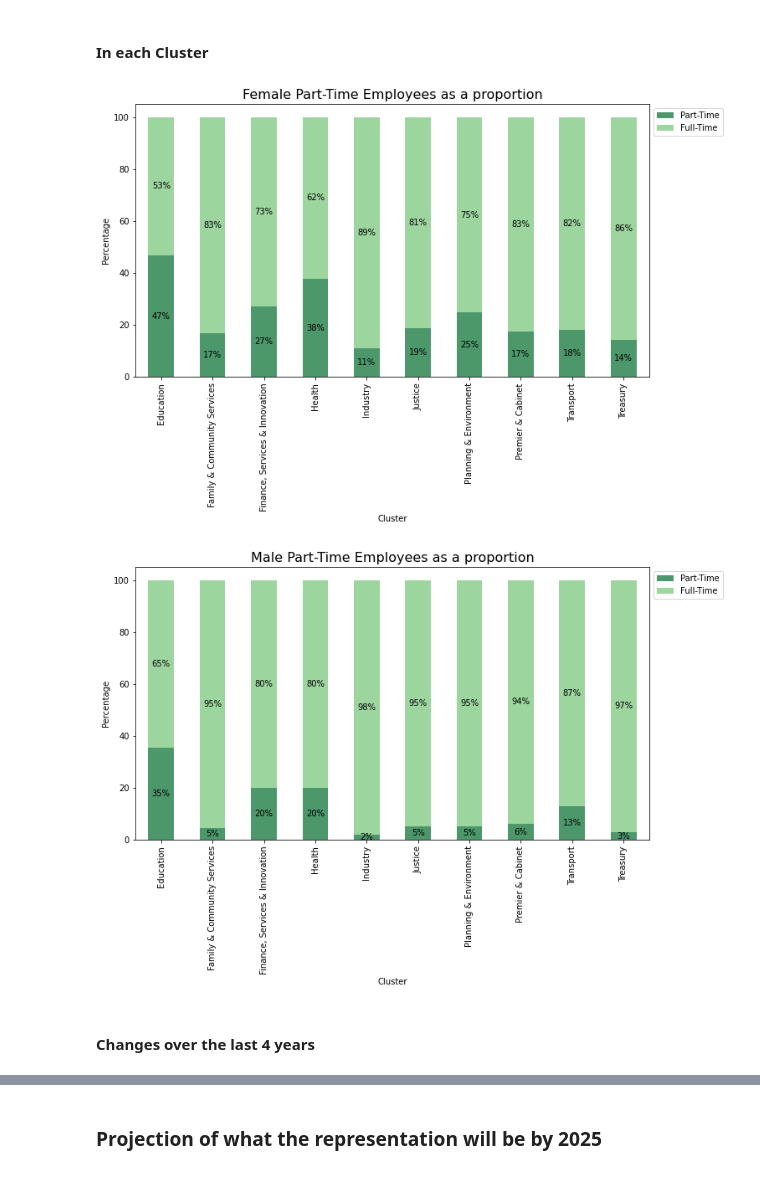
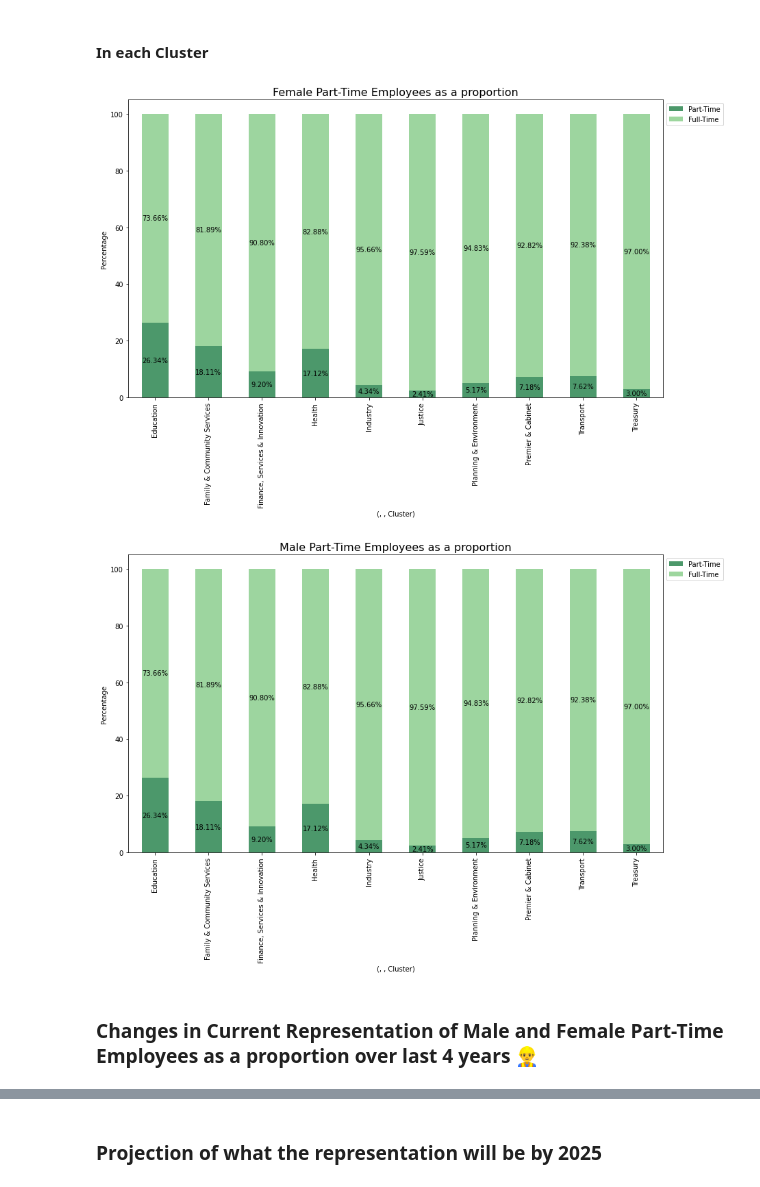
Before and after one commit to reubenbf/virtual-intern-trial, a Jupyter notebook: NSW-Government/NSW_Gov_Data_Analysis.ipynb, the cells around one changed output, grey strips where cells are left out. Saved outputs shown, nothing was run; the diff lists cells and outputs as text; code cells hidden in the pictures.

Commit message:
updated visuals and variables

```diff
--- a/NSW-Government/NSW_Gov_Data_Analysis.ipynb
+++ b/NSW-Government/NSW_Gov_Data_Analysis.ipynb
@@ -162,7 +170,6 @@ wf_cluster = wf_data.groupby([('', '', 'Cluster')]).sum()
 wf_cl_yr = wf_cluster.T.groupby(level=[0,1]).sum().xs('Part-Time', level=1)
 wf_cl_yr1 = wf_cl_yr[['Health','Education']]
 wf_cl_yr2 = wf_cl_yr.drop(columns=['Health','Education'])
-
 ax=[None]*2
 for i, df in enumerate([wf_cl_yr1, wf_cl_yr2]):
   ax[i] = df.plot(figsize=(10,10), xticks=df.index.tolist(), linewidth=4, alpha=1, marker='o', markeredgecolor='#6684c1', markerfacecolor='w', markersize=8, markeredgewidth=1)
@@ -174,3 +181,10 @@ for a in ax:
   a.set_ylabel("Part-Headcount")
 
 ax[0].set_title("Changes over the years for Part-Time Employees for each Cluster", fontdict={'size':16}, pad= 10)
+
+
+
+
+ayy = wf_cluster.groupby(level=[0,1], axis=1).sum().T.unstack(level=1)
+for col in ayy.columns.levels[0]:
+  ayy.loc[:,col] = ayy[[col]].div(ayy[[col]].sum(axis=1), axis=0)
@@ -183,12 +193,6 @@ Text(0.5, 1.0, 'Changes over the years for Part-Time Employees for each Cluster'
 # %% [markdown]
 #### In the Sector
 # %%
-wf_prop_sec = wf_data.loc[92,2018].groupby(level=[1,0]).sum().to_frame().T.reset_index(drop=True)
-temp = []
+wf_prop_sec = wf_data.loc[[92],2018].groupby(level=[1,0], axis=1).sum().reset_index(drop=True)
 for col in wf_prop_sec.columns.levels[0]:
-  temp.append(wf_prop_sec[col].apply(lambda r: r/r.sum()*100, axis=1).values.flatten().tolist())
-
-wf_prop_sec.loc[1]= sum(temp,[])
-
-for col in wf_prop_sec.columns.levels[0]:
-  wf_prop_sec.loc[1,col] = wf_prop_sec[col].apply(lambda r: r/r.sum()*100, axis=1).squeeze()
+  wf_prop_sec.loc[1,col] = wf_prop_sec.loc[[0],col].apply(lambda r: r/r.sum()*100, axis=1).squeeze().tolist()
@@ -217,30 +213,29 @@ for i, gen in enumerate(wf_prop_sec.columns.levels[0]):
 [figure]
 # %% [markdown]
 #### In each Cluster
-# %%
-temp = wf_curr.T.groupby(level=[1,2]).sum().T
-wf_prop = pd.DataFrame(index = temp.index, columns=temp.columns)
-for col in temp.columns.levels[0]:
-  wf_prop[col] = temp[col]/(temp['Part-Time'] + temp['Full-Time'])
-wf_prop*=100
+# %%
+wf_prop = wf_cluster.groupby(level=[2,1], axis=1).sum()
+for col in wf_prop.columns.levels[0]:
+  wf_prop.loc[:,col] = wf_prop[col].apply(lambda r: r/r.sum()*100, axis=1).values
 # %%
 c = ["#006D2C","#74C476"]
 
 ax = [None]*2
-for i, gen in enumerate(list(wf_prop.columns.levels[1])):
-  ax[i] = wf_prop.xs(gen, level=1, axis=1)[['Part-Time','Full-Time']].plot.bar(stacked=True, color=c, alpha=0.7, ax=ax[i], legend=False, figsize=(11,6))
+for i, gen in enumerate(list(wf_prop.columns.levels[0])):
+  ax[i] = wf_prop[col][['Part-Time','Full-Time']].plot.bar(stacked=True, color=c, alpha=0.7, ax=ax[i], legend=False, figsize=(14,8))
   ax[i].set_title("{} Part-Time Employees as a proportion".format(gen), fontdict={'size':16})
   ax[i].set_ylabel("Percentage")
+  ax[i].set_xlabel("Cluster")
   for p in ax[i].patches:
     width, height = p.get_width(), p.get_height()
     x, y = p.get_xy()
-    ax[i].annotate('{}%'.format(int(round(height))), (x + 0.25, y + height/2),ha="center", va="center")
+    ax[i].annotate('{:.2f}%'.format(height), (x + 0.25, y + height/2), ha="center", va="center")
   ax[i].legend(bbox_to_anchor=(1, 1))
 # %% [output]
-[figure, old version]
+[figure, new version]
-[figure, old version]
+[figure, new version]
 # %% [markdown]
-#### Changes over the last 4 years
+### Changes in Current Representation of Male and Female Part-Time Employees as a proportion over last 4 years 👷‍♂️
 # %%
 wf_prop_yr = pd.DataFrame(columns=wf_cluster.columns, index=wf_cluster.index)
 for year in list(wf_cluster.columns.levels[0])[:-1]:
```
Also changed, not shown: parts of 11 cells of this notebook.
